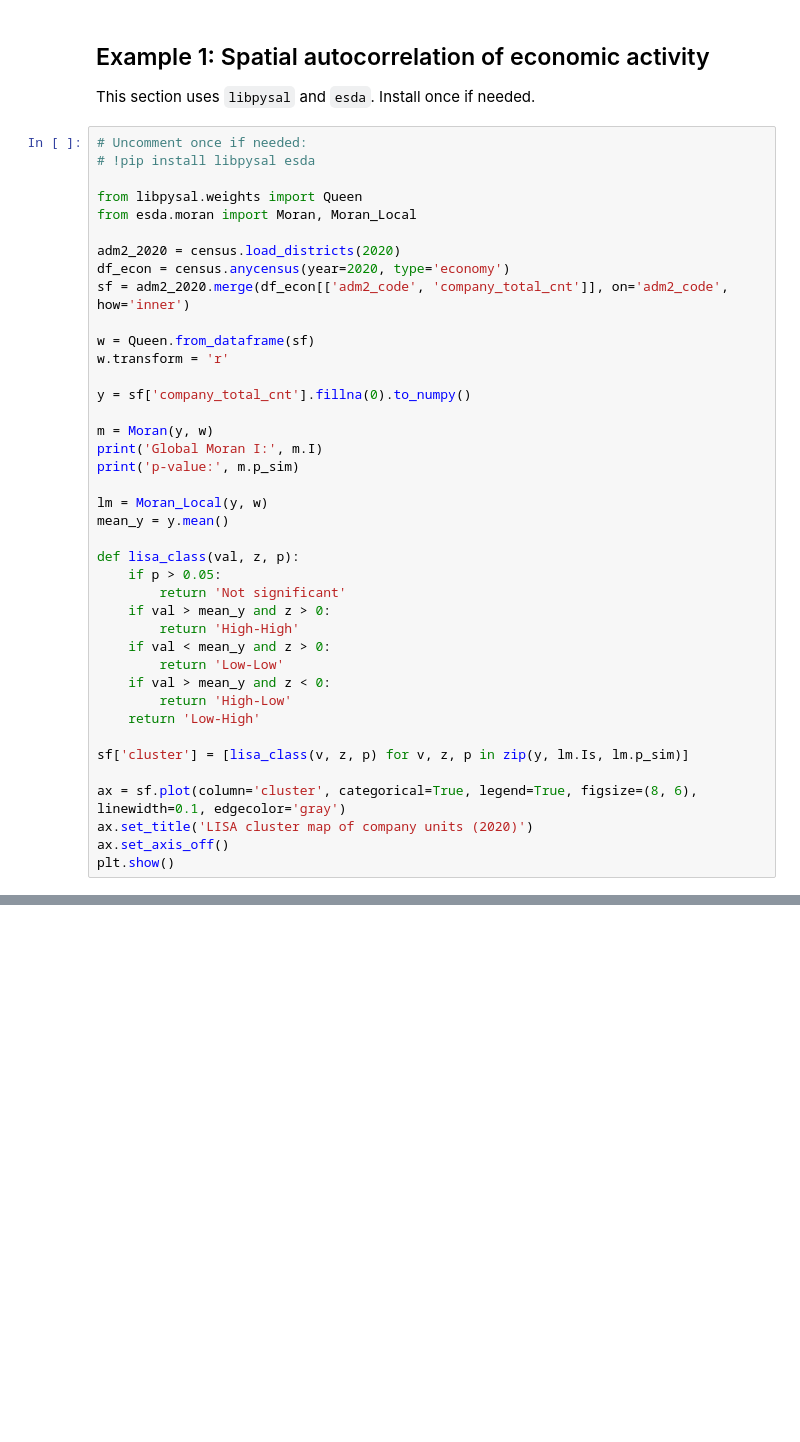
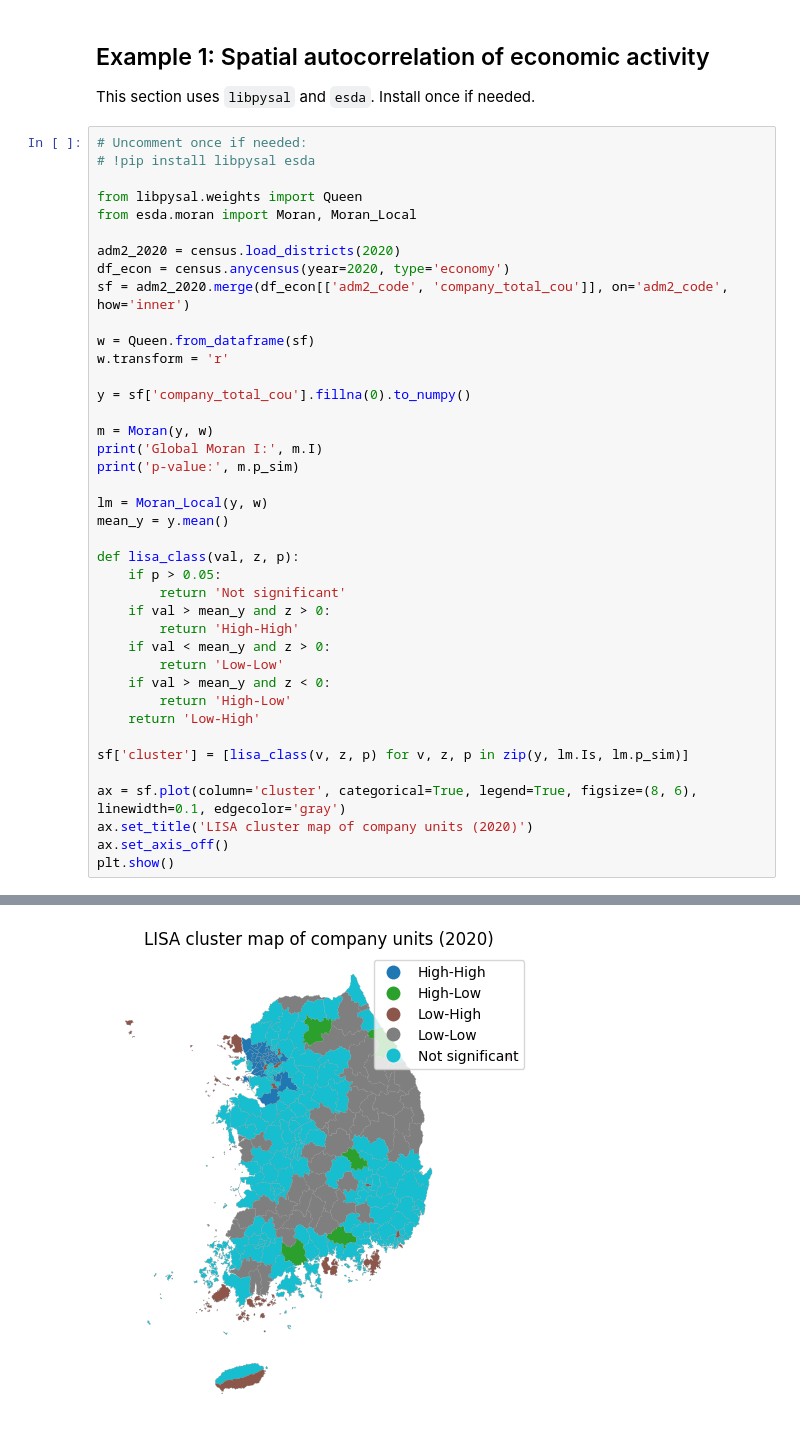
Before and after one commit to sigmafelix/pycensuskr, a Jupyter notebook: examples/v03_gallery.ipynb, the cells around one changed output, grey strips where cells are left out. Drawn from its saved outputs; the diff is of its cells as text; blank space fills up the shorter version.

```diff
--- a/examples/v03_gallery.ipynb
+++ b/examples/v03_gallery.ipynb
@@ -20,12 +20,12 @@ from esda.moran import Moran, Moran_Local
 
 adm2_2020 = census.load_districts(2020)
 df_econ = census.anycensus(year=2020, type='economy')
-sf = adm2_2020.merge(df_econ[['adm2_code', 'company_total_cnt']], on='adm2_code', how='inner')
+sf = adm2_2020.merge(df_econ[['adm2_code', 'company_total_cou']], on='adm2_code', how='inner')
 
 w = Queen.from_dataframe(sf)
 w.transform = 'r'
 
-y = sf['company_total_cnt'].fillna(0).to_numpy()
+y = sf['company_total_cou'].fillna(0).to_numpy()
 
 m = Moran(y, w)
 print('Global Moran I:', m.I)
@@ -51,3 +51,4 @@ ax = sf.plot(column='cluster', categorical=True, legend=True, figsize=(8, 6), li
 ax.set_title('LISA cluster map of company units (2020)')
 ax.set_axis_off()
 plt.show()
+# %% [output]
@@ -53,0 +68 @@ plt.show()
+[figure, added]
```
Also changed, not shown: parts of 3 cells of this notebook, 4 other files.
